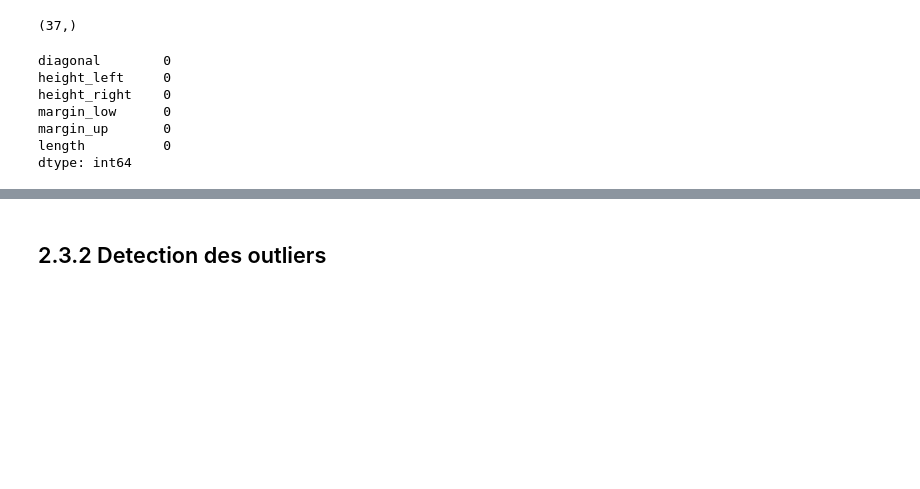
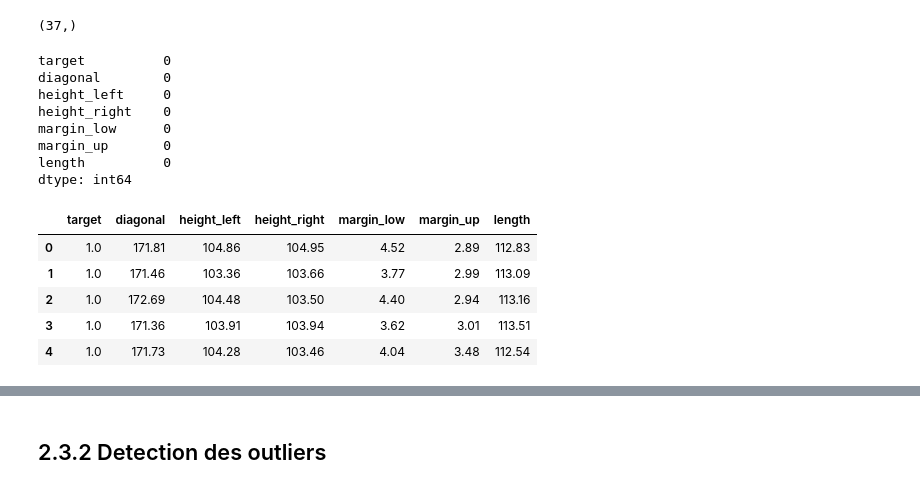
Before and after one commit to Nada-Lahbib/Project_10_Detection_des_faux_billets_avec_Python, a Jupyter notebook: notebooks/LAHBIB_Nada_1_notebook_022024.ipynb, the cells around one changed output, grey strips where cells are left out. Drawn from its saved outputs; the diff is of its cells as text; code cells hidden in the pictures; blank space fills up the shorter version.

```diff
--- a/notebooks/LAHBIB_Nada_1_notebook_022024.ipynb
+++ b/notebooks/LAHBIB_Nada_1_notebook_022024.ipynb
@@ -288,8 +292,10 @@ y_predicted.shape
 # %% [output]
 (37,)
 # %%
-df.isnull().sum()
+#Verification
+train_data.isnull().sum()
 # %% [output]
+target          0
 diagonal        0
 height_left     0
 height_right    0
@@ -297,3 +303,13 @@ margin_low      0
 margin_up       0
 length          0
 dtype: int64
+# %%
+# preview adjusted train data
+train_data.head()
+# %% [output]
+|  | target | diagonal | height_left | height_right | margin_low | margin_up | length |
+| 0 | 1.0 | 171.81 | 104.86 | 104.95 | 4.52 | 2.89 | 112.83 |
+| 1 | 1.0 | 171.46 | 103.36 | 103.66 | 3.77 | 2.99 | 113.09 |
+| 2 | 1.0 | 172.69 | 104.48 | 103.50 | 4.40 | 2.94 | 113.16 |
+| 3 | 1.0 | 171.36 | 103.91 | 103.94 | 3.62 | 3.01 | 113.51 |
+| 4 | 1.0 | 171.73 | 104.28 | 103.46 | 4.04 | 3.48 | 112.54 |
```
Also changed, not shown: parts of 20 cells of this notebook.
